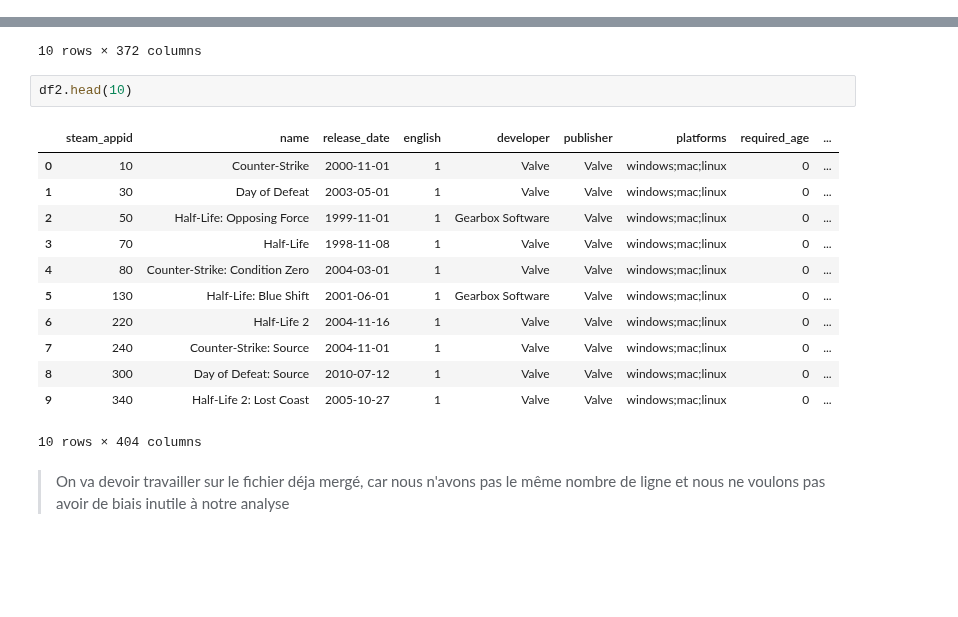
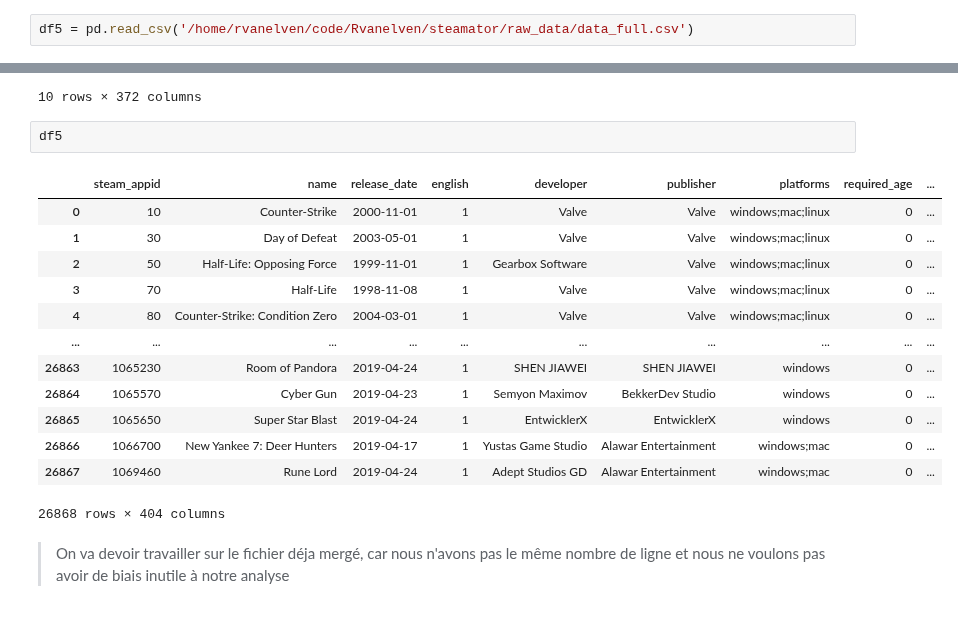
Before and after one commit to Rvanelven/steamator, a Jupyter notebook: notebooks/Robin_#15_ NLP 375 genres.ipynb, the cells around one changed output, grey strips where cells are left out. Drawn from its saved outputs; the diff is of its cells as text; blank space fills up the shorter version.

```diff
--- a/notebooks/Robin_#15_ NLP 375 genres.ipynb
+++ b/notebooks/Robin_#15_ NLP 375 genres.ipynb
@@ -18,6 +18,8 @@ df2 = pd.read_csv('/home/rvanelven/code/Rvanelven/steamator/raw_data/data_full.c
 df.shape
 # %% [output]
 (29022, 372)
+# %%
+df5 = pd.read_csv('/home/rvanelven/code/Rvanelven/steamator/raw_data/data_full.csv')
 # %%
 df2.shape
 # %% [output]
@@ -37,21 +39,22 @@ df.head(10)
 | 8 | 130 | 0 | 46 | 0 | 0 | 0 | 0 | 0 | 0 | 0 | ... |
 | 9 | 220 | 0 | 0 | 0 | 0 | 0 | 0 | 0 | 0 | 0 | ... |
 10 rows × 372 columns
-# %%
-df2.head(10)
-# %% [output]
-|  | steam_appid | name | release_date | english | developer | publisher | platforms | required_age | ... |
-| 0 | 10 | Counter-Strike | 2000-11-01 | 1 | Valve | Valve | windows;mac;linux | 0 | ... |
-| 1 | 30 | Day of Defeat | 2003-05-01 | 1 | Valve | Valve | windows;mac;linux | 0 | ... |
-| 2 | 50 | Half-Life: Opposing Force | 1999-11-01 | 1 | Gearbox Software | Valve | windows;mac;linux | 0 | ... |
-| 3 | 70 | Half-Life | 1998-11-08 | 1 | Valve | Valve | windows;mac;linux | 0 | ... |
-| 4 | 80 | Counter-Strike: Condition Zero | 2004-03-01 | 1 | Valve | Valve | windows;mac;linux | 0 | ... |
-| 5 | 130 | Half-Life: Blue Shift | 2001-06-01 | 1 | Gearbox Software | Valve | windows;mac;linux | 0 | ... |
-| 6 | 220 | Half-Life 2 | 2004-11-16 | 1 | Valve | Valve | windows;mac;linux | 0 | ... |
-| 7 | 240 | Counter-Strike: Source | 2004-11-01 | 1 | Valve | Valve | windows;mac;linux | 0 | ... |
-| 8 | 300 | Day of Defeat: Source | 2010-07-12 | 1 | Valve | Valve | windows;mac;linux | 0 | ... |
-| 9 | 340 | Half-Life 2: Lost Coast | 2005-10-27 | 1 | Valve | Valve | windows;mac;linux | 0 | ... |
-10 rows × 404 columns
+# %%
+df5
+# %% [output]
+|  | steam_appid | name | release_date | english | developer | publisher | platforms | required_age | ... |
+| 0 | 10 | Counter-Strike | 2000-11-01 | 1 | Valve | Valve | windows;mac;linux | 0 | ... |
+| 1 | 30 | Day of Defeat | 2003-05-01 | 1 | Valve | Valve | windows;mac;linux | 0 | ... |
+| 2 | 50 | Half-Life: Opposing Force | 1999-11-01 | 1 | Gearbox Software | Valve | windows;mac;linux | 0 | ... |
+| 3 | 70 | Half-Life | 1998-11-08 | 1 | Valve | Valve | windows;mac;linux | 0 | ... |
+| 4 | 80 | Counter-Strike: Condition Zero | 2004-03-01 | 1 | Valve | Valve | windows;mac;linux | 0 | ... |
+| ... | ... | ... | ... | ... | ... | ... | ... | ... | ... |
+| 26863 | 1065230 | Room of Pandora | 2019-04-24 | 1 | SHEN JIAWEI | SHEN JIAWEI | windows | 0 | ... |
+| 26864 | 1065570 | Cyber Gun | 2019-04-23 | 1 | Semyon Maximov | BekkerDev Studio | windows | 0 | ... |
+| 26865 | 1065650 | Super Star Blast | 2019-04-24 | 1 | EntwicklerX | EntwicklerX | windows | 0 | ... |
+| 26866 | 1066700 | New Yankee 7: Deer Hunters | 2019-04-17 | 1 | Yustas Game Studio | Alawar Entertainment | windows;mac | 0 | ... |
+| 26867 | 1069460 | Rune Lord | 2019-04-24 | 1 | Adept Studios GD | Alawar Entertainment | windows;mac | 0 | ... |
+26868 rows × 404 columns
 # %% [markdown]
 > On va devoir travailler sur le fichier déja mergé, car nous n'avons pas le même nombre de ligne et nous ne voulons pas avoir de biais inutile à notre analyse
 # %% [markdown]
```
Also changed, not shown: parts of 22 cells of this notebook, 1 other file.
